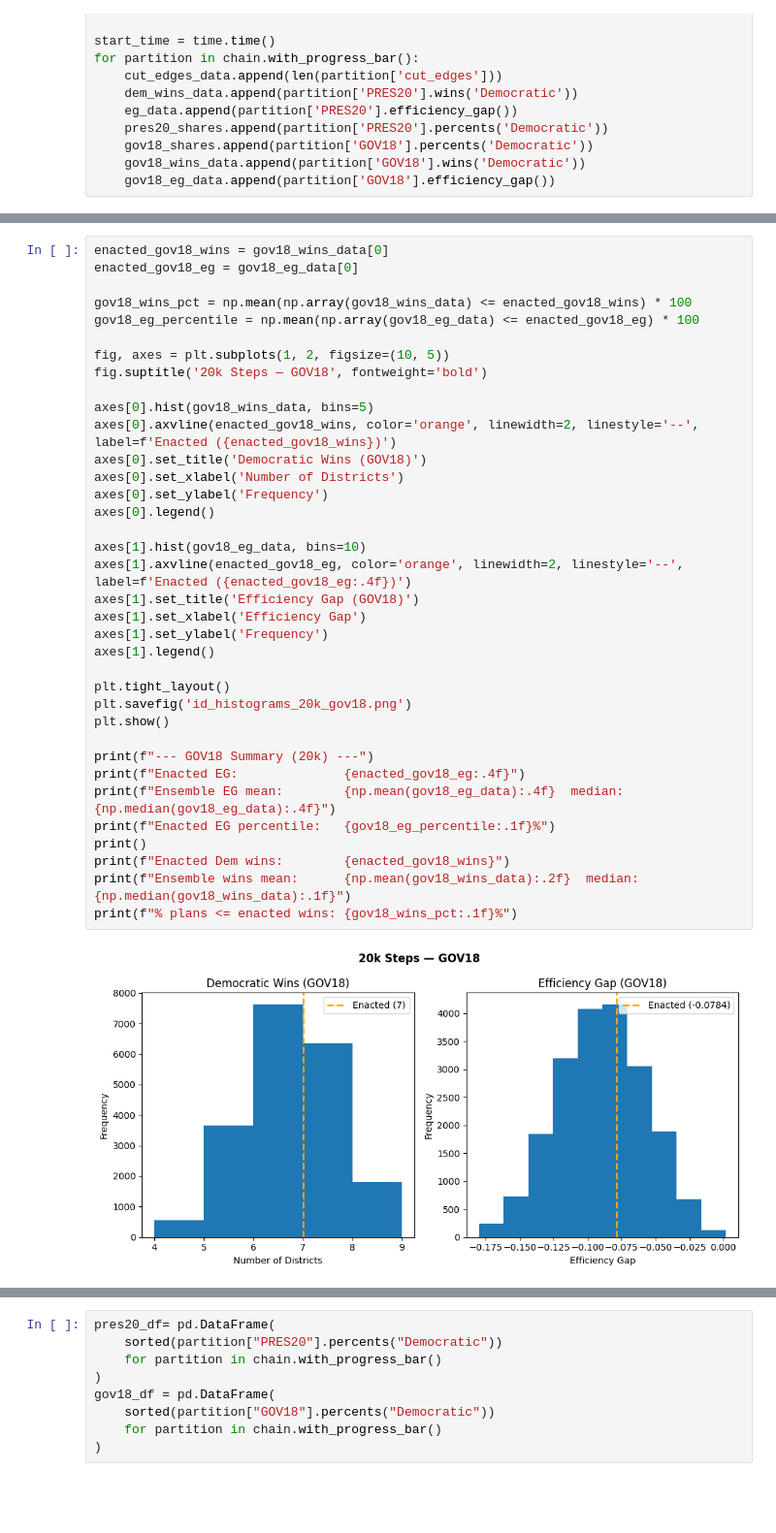
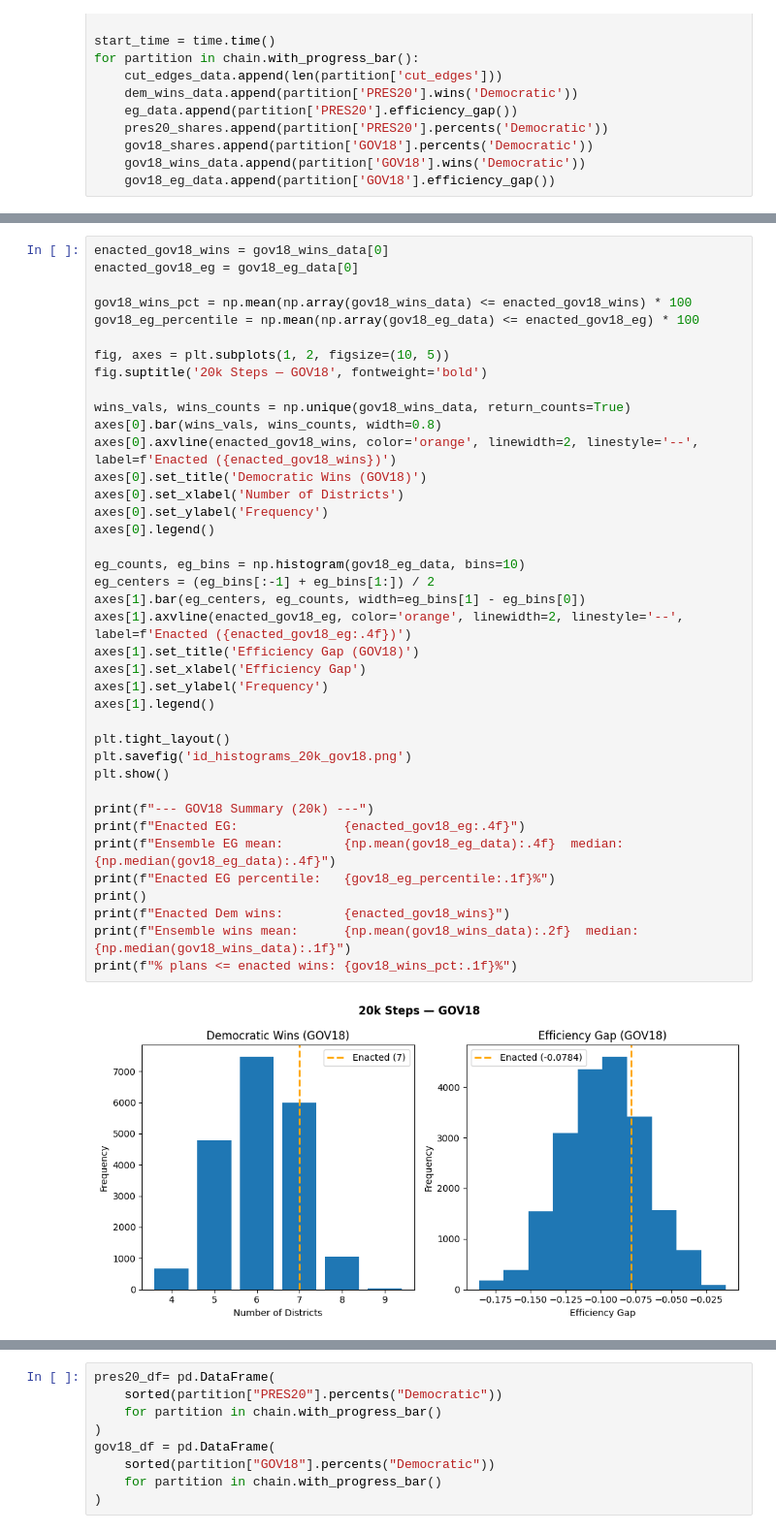
Before and after one commit to ssrawoorkar/final_proj, a Jupyter notebook: Gerry_chain.ipynb, the cells around one changed output, grey strips where cells are left out. Shown at 97% size. Cells and saved outputs as stored; diff of their text form; blank space fills up the shorter version.

```diff
--- a/Gerry_chain.ipynb
+++ b/Gerry_chain.ipynb
@@ -267,35 +279,38 @@ gov18_wins_pct = np.mean(np.array(gov18_wins_data) <= enacted_gov18_wins) * 100
 gov18_eg_percentile = np.mean(np.array(gov18_eg_data) <= enacted_gov18_eg) * 100
 
 fig, axes = plt.subplots(1, 2, figsize=(10, 5))
 fig.suptitle('20k Steps — GOV18', fontweight='bold')
 
-axes[0].hist(gov18_wins_data, bins=5)
+wins_vals, wins_counts = np.unique(gov18_wins_data, return_counts=True)
+axes[0].bar(wins_vals, wins_counts, width=0.8)
 axes[0].axvline(enacted_gov18_wins, color='orange', linewidth=2, linestyle='--', label=f'Enacted ({enacted_gov18_wins})')
 axes[0].set_title('Democratic Wins (GOV18)')
 axes[0].set_xlabel('Number of Districts')
 axes[0].set_ylabel('Frequency')
 axes[0].legend()
 
-axes[1].hist(gov18_eg_data, bins=10)
+eg_counts, eg_bins = np.histogram(gov18_eg_data, bins=10)
+eg_centers = (eg_bins[:-1] + eg_bins[1:]) / 2
+axes[1].bar(eg_centers, eg_counts, width=eg_bins[1] - eg_bins[0])
 axes[1].axvline(enacted_gov18_eg, color='orange', linewidth=2, linestyle='--', label=f'Enacted ({enacted_gov18_eg:.4f})')
 axes[1].set_title('Efficiency Gap (GOV18)')
 axes[1].set_xlabel('Efficiency Gap')
 axes[1].set_ylabel('Frequency')
 axes[1].legend()
 
 plt.tight_layout()
 plt.savefig('id_histograms_20k_gov18.png')
 plt.show()
 
 print(f"--- GOV18 Summary (20k) ---")
 print(f"Enacted EG:              {enacted_gov18_eg:.4f}")
 print(f"Ensemble EG mean:        {np.mean(gov18_eg_data):.4f}  median: {np.median(gov18_eg_data):.4f}")
 print(f"Enacted EG percentile:   {gov18_eg_percentile:.1f}%")
 print()
 print(f"Enacted Dem wins:        {enacted_gov18_wins}")
 print(f"Ensemble wins mean:      {np.mean(gov18_wins_data):.2f}  median: {np.median(gov18_wins_data):.1f}")
 print(f"% plans <= enacted wins: {gov18_wins_pct:.1f}%")
 # %% [output]
-[figure, old version]
+[figure, new version]
 --- GOV18 Summary (20k) ---
 Enacted EG:              -0.0784
```
Also changed, not shown: parts of 7 cells of this notebook, 9 other files.
